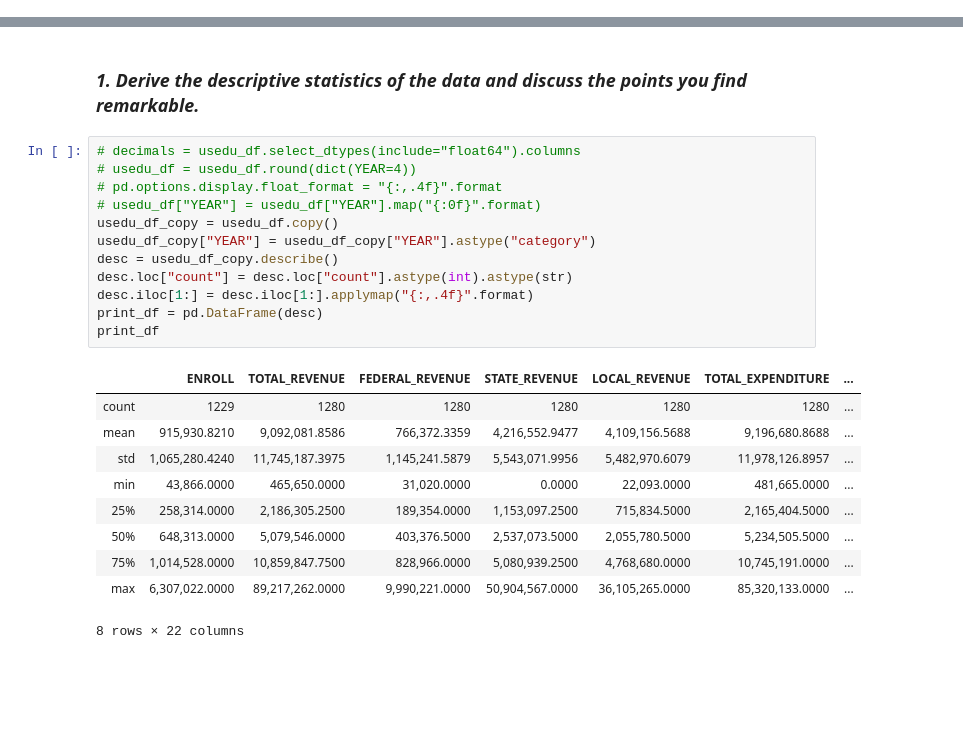
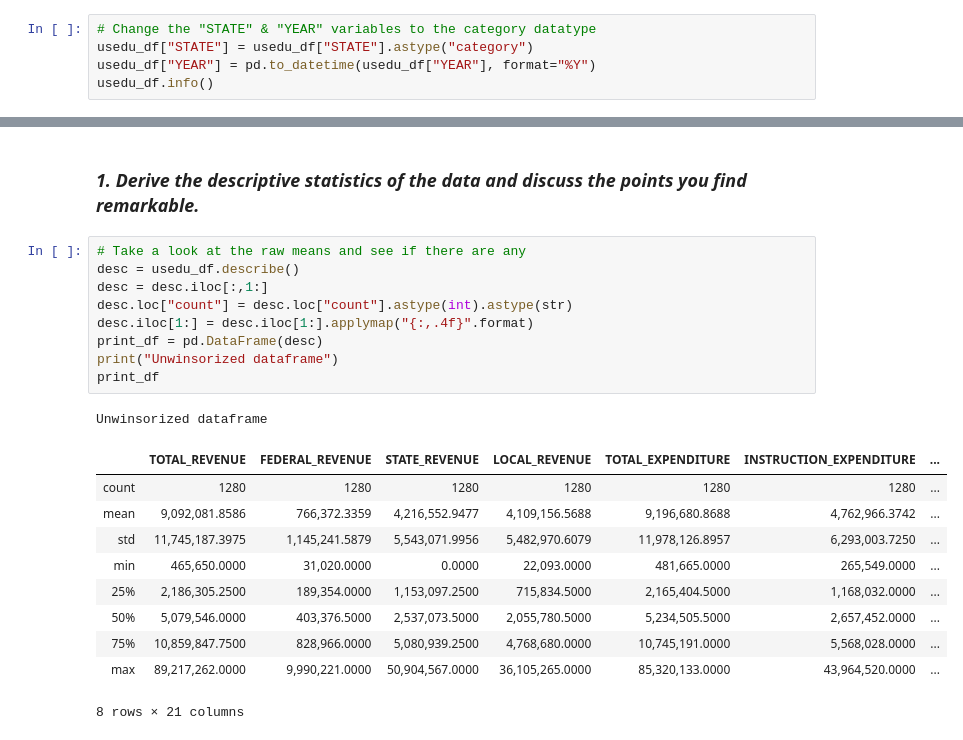
Before and after one commit to johnebehr/thinkful, a Jupyter notebook: 17_5_data_exploration_1.ipynb, the cells around one changed output, grey strips where cells are left out. Drawn from its saved outputs; the diff is of its cells as text; blank space fills up the shorter version.

```diff
--- a/17_5_data_exploration_1.ipynb
+++ b/17_5_data_exploration_1.ipynb
@@ -209,0 +212,5 @@ engine.dispose()
+# %%
+# Change the "STATE" & "YEAR" variables to the category datatype
+usedu_df["STATE"] = usedu_df["STATE"].astype("category")
+usedu_df["YEAR"] = pd.to_datetime(usedu_df["YEAR"], format="%Y")
+usedu_df.info()
@@ -210,25 +418,23 @@ engine.dispose()
 # %% [markdown]
 ### _1. Derive the descriptive statistics of the data and discuss the points you find remarkable._
 # %%
-# decimals = usedu_df.select_dtypes(include="float64").columns
-# usedu_df = usedu_df.round(dict(YEAR=4))
-# pd.options.display.float_format = "{:,.4f}".format
-# usedu_df["YEAR"] = usedu_df["YEAR"].map("{:0f}".format)
-usedu_df_copy = usedu_df.copy()
-usedu_df_copy["YEAR"] = usedu_df_copy["YEAR"].astype("category")
-desc = usedu_df_copy.describe()
+# Take a look at the raw means and see if there are any
+desc = usedu_df.describe()
+desc = desc.iloc[:,1:]
 desc.loc["count"] = desc.loc["count"].astype(int).astype(str)
 desc.iloc[1:] = desc.iloc[1:].applymap("{:,.4f}".format)
 print_df = pd.DataFrame(desc)
+print("Unwinsorized dataframe")
 print_df
 # %% [output]
+Unwinsorized dataframe
-|  | ENROLL | TOTAL_REVENUE | FEDERAL_REVENUE | STATE_REVENUE | LOCAL_REVENUE | TOTAL_EXPENDITURE | ... |
-| count | 1229 | 1280 | 1280 | 1280 | 1280 | 1280 | ... |
-| mean | 915,930.8210 | 9,092,081.8586 | 766,372.3359 | 4,216,552.9477 | 4,109,156.5688 | 9,196,680.8688 | ... |
-| std | 1,065,280.4240 | 11,745,187.3975 | 1,145,241.5879 | 5,543,071.9956 | 5,482,970.6079 | 11,978,126.8957 | ... |
-| min | 43,866.0000 | 465,650.0000 | 31,020.0000 | 0.0000 | 22,093.0000 | 481,665.0000 | ... |
-| 25% | 258,314.0000 | 2,186,305.2500 | 189,354.0000 | 1,153,097.2500 | 715,834.5000 | 2,165,404.5000 | ... |
-| 50% | 648,313.0000 | 5,079,546.0000 | 403,376.5000 | 2,537,073.5000 | 2,055,780.5000 | 5,234,505.5000 | ... |
-| 75% | 1,014,528.0000 | 10,859,847.7500 | 828,966.0000 | 5,080,939.2500 | 4,768,680.0000 | 10,745,191.0000 | ... |
-| max | 6,307,022.0000 | 89,217,262.0000 | 9,990,221.0000 | 50,904,567.0000 | 36,105,265.0000 | 85,320,133.0000 | ... |
+|  | TOTAL_REVENUE | FEDERAL_REVENUE | STATE_REVENUE | LOCAL_REVENUE | TOTAL_EXPENDITURE | INSTRUCTION_EXPENDITURE | ... |
+| count | 1280 | 1280 | 1280 | 1280 | 1280 | 1280 | ... |
+| mean | 9,092,081.8586 | 766,372.3359 | 4,216,552.9477 | 4,109,156.5688 | 9,196,680.8688 | 4,762,966.3742 | ... |
+| std | 11,745,187.3975 | 1,145,241.5879 | 5,543,071.9956 | 5,482,970.6079 | 11,978,126.8957 | 6,293,003.7250 | ... |
+| min | 465,650.0000 | 31,020.0000 | 0.0000 | 22,093.0000 | 481,665.0000 | 265,549.0000 | ... |
+| 25% | 2,186,305.2500 | 189,354.0000 | 1,153,097.2500 | 715,834.5000 | 2,165,404.5000 | 1,168,032.0000 | ... |
+| 50% | 5,079,546.0000 | 403,376.5000 | 2,537,073.5000 | 2,055,780.5000 | 5,234,505.5000 | 2,657,452.0000 | ... |
+| 75% | 10,859,847.7500 | 828,966.0000 | 5,080,939.2500 | 4,768,680.0000 | 10,745,191.0000 | 5,568,028.0000 | ... |
+| max | 89,217,262.0000 | 9,990,221.0000 | 50,904,567.0000 | 36,105,265.0000 | 85,320,133.0000 | 43,964,520.0000 | ... |
-8 rows × 22 columns
+8 rows × 21 columns
```
Also changed, not shown: parts of 33 cells of this notebook.
